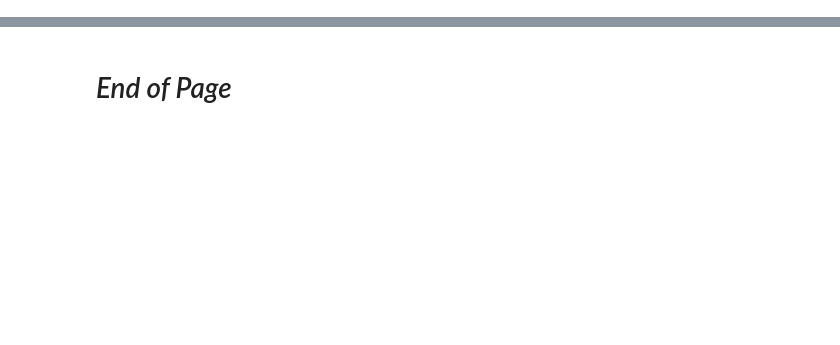
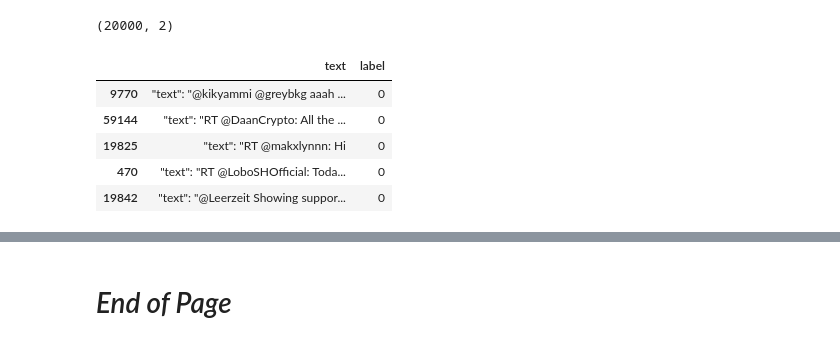
Before and after one commit to silvhua-Lighthouse/2022-11-07-W08, a Jupyter notebook: NLP challenge.ipynb, the cells around one changed output, grey strips where cells are left out. Drawn from its saved outputs; the diff is of its cells as text; code cells hidden in the pictures; blank space fills up the shorter version.

```diff
--- a/NLP challenge.ipynb
+++ b/NLP challenge.ipynb
@@ -21,0 +56,15 @@ frown
+# %%
+from sklearn.model_selection import train_test_split
+
+tweets = pd.concat([smile, frown])
+print(tweets.shape)
+X_train, X_test, y_train, y_test = train_test_split(tweets['text'], tweets['label'], train_size=0.75,test_size=0.25)
+tweets.head()
+# %% [output]
+(20000, 2)
+|  | text | label |
+| 9770 | "text": "@kikyammi @greybkg aaah ... | 0 |
+| 59144 | "text": "RT @DaanCrypto: All the ... | 0 |
+| 19825 | "text": "RT @makxlynnn: Hi | 0 |
+| 470 | "text": "RT @LoboSHOfficial: Toda... | 0 |
+| 19842 | "text": "@Leerzeit Showing suppor... | 0 |
```
Also changed, not shown: parts of 30 cells of this notebook.
